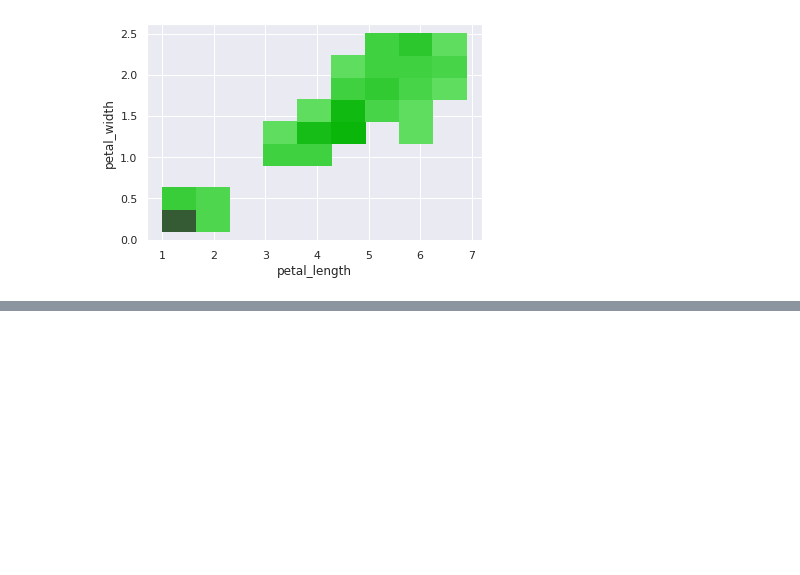
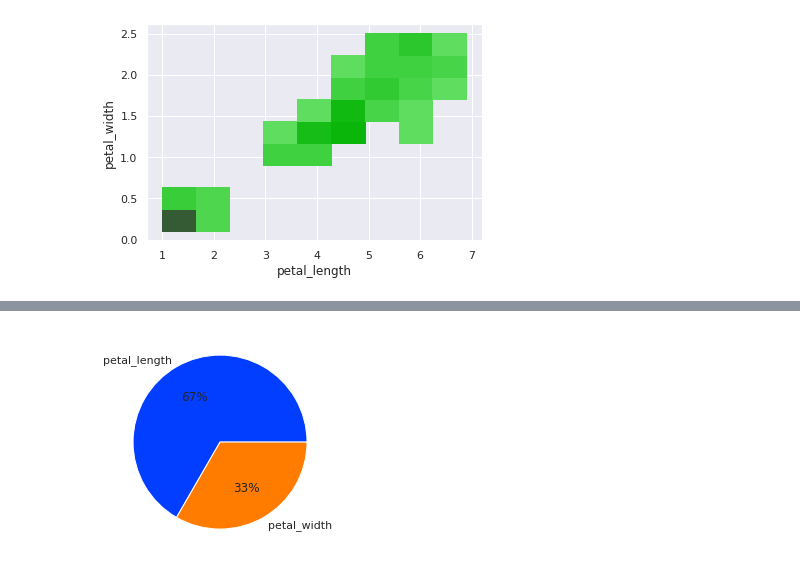
Before and after one commit to pratapsettyvenkata/CV-, a Jupyter notebook: Data Visualization.ipynb, the cells around one changed output, grey strips where cells are left out. Saved outputs shown, nothing was run; the diff lists cells and outputs as text; code cells hidden in the pictures; blank space fills up the shorter version.

```diff
--- a/Data Visualization.ipynb
+++ b/Data Visualization.ipynb
@@ -95,0 +111,11 @@ sns.histplot(x = 'petal_length',y = 'petal_width',color='green',data=df)
+# %%
+data=[1,0.5]
+# %%
+labels=['petal_length','petal_width']
+# %%
+colors = sns.color_palette('bright')[0:5]
+# %%
+plt.pie(data, labels = labels, colors = colors, autopct='%.0f%%')
+plt.show()
+# %% [output]
+[figure, added]
```
Also changed, not shown: parts of 8 cells of this notebook.
